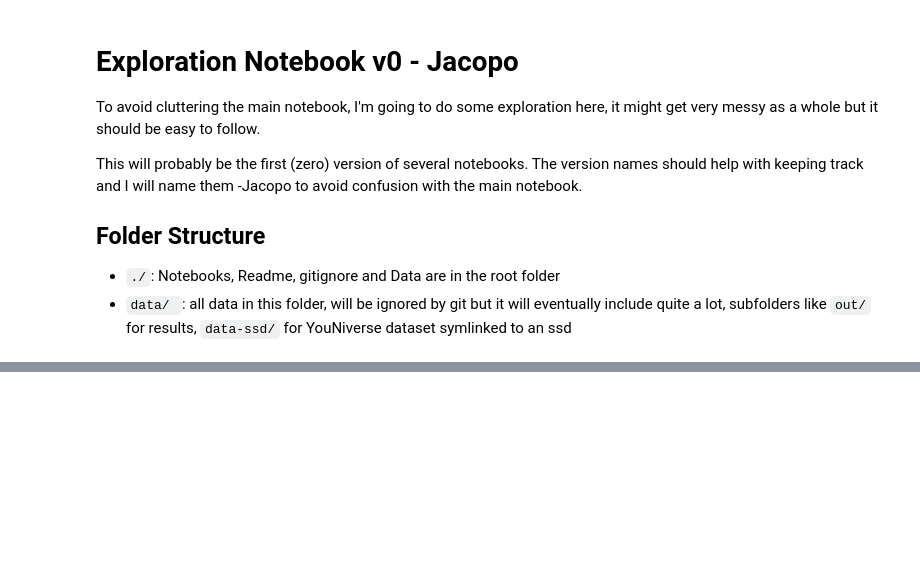
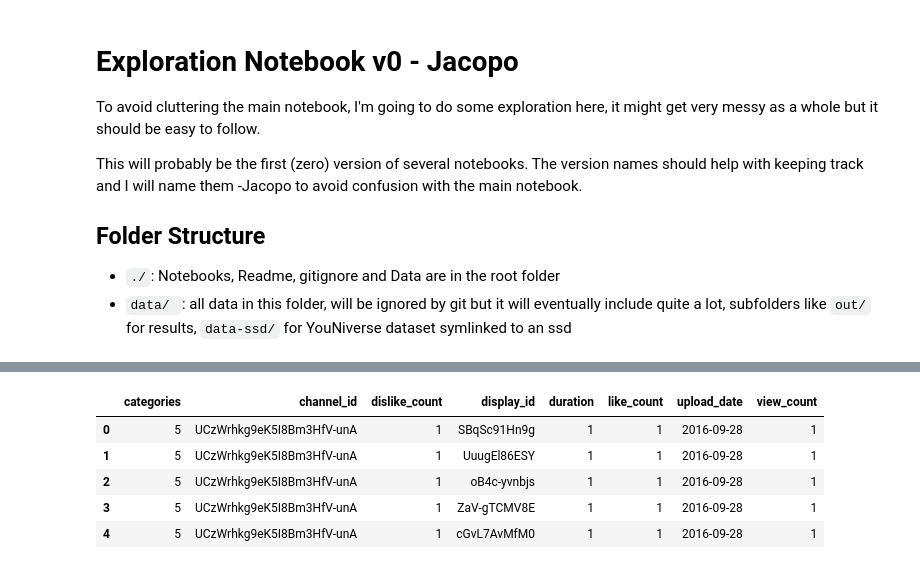
Before and after one commit to epfl-ada/ada-2022-project-nan, a Jupyter notebook: Exploration_Jacopo_v0.ipynb, the cells around one changed output, grey strips where cells are left out. Cells and saved outputs as stored; diff of their text form; code cells hidden in the pictures; blank space fills up the shorter version.

```diff
--- a/Exploration_Jacopo_v0.ipynb
+++ b/Exploration_Jacopo_v0.ipynb
@@ -25,0 +52,6 @@ NameError: name 'df_' is not defined
+# %%
+df_metadata['dislike_count'] = df_metadata['dislike_count'].notna().astype('int16')
+df_metadata['like_count'] = df_metadata['like_count'].notna().astype('int16')
+df_metadata['view_count'] = df_metadata['view_count'].notna().astype('int32')
+df_metadata['duration'] = df_metadata['duration'].notna().astype('int16')
+df_metadata.info()
@@ -25,0 +79,12 @@ NameError: name 'df_' is not defined
+# %%
+from sklearn.preprocessing import LabelEncoder
+le = LabelEncoder()
+df_metadata['categories'] = le.fit_transform(df_metadata['categories'])
+df_metadata.head()
+# %% [output]
+|  | categories | channel_id | dislike_count | display_id | duration | like_count | upload_date | view_count |
+| 0 | 5 | UCzWrhkg9eK5I8Bm3HfV-unA | 1 | SBqSc91Hn9g | 1 | 1 | 2016-09-28 | 1 |
+| 1 | 5 | UCzWrhkg9eK5I8Bm3HfV-unA | 1 | UuugEl86ESY | 1 | 1 | 2016-09-28 | 1 |
+| 2 | 5 | UCzWrhkg9eK5I8Bm3HfV-unA | 1 | oB4c-yvnbjs | 1 | 1 | 2016-09-28 | 1 |
+| 3 | 5 | UCzWrhkg9eK5I8Bm3HfV-unA | 1 | ZaV-gTCMV8E | 1 | 1 | 2016-09-28 | 1 |
+| 4 | 5 | UCzWrhkg9eK5I8Bm3HfV-unA | 1 | cGvL7AvMfM0 | 1 | 1 | 2016-09-28 | 1 |
```
Also changed, not shown: parts of 33 cells of this notebook, 12 other files.
